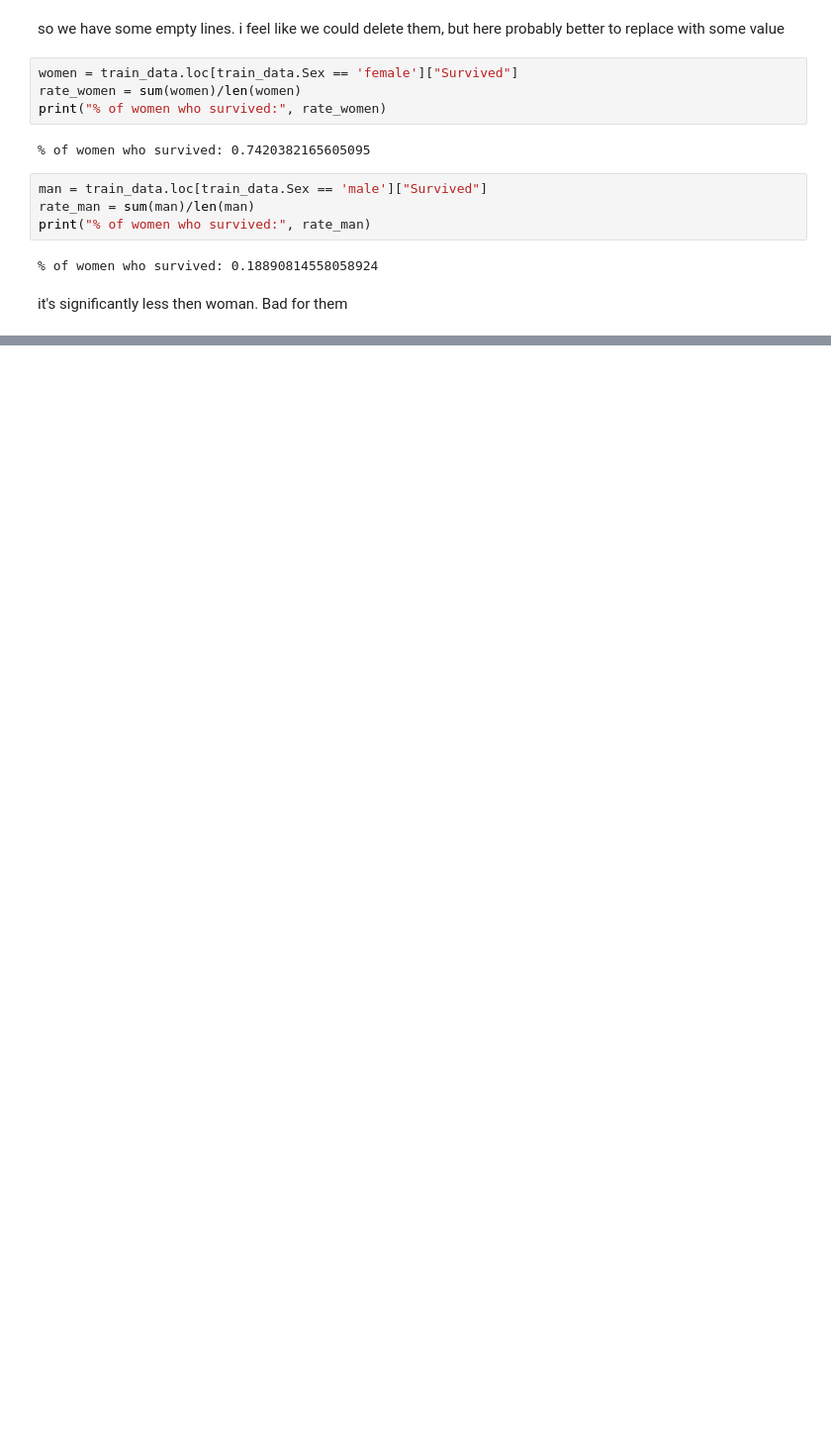
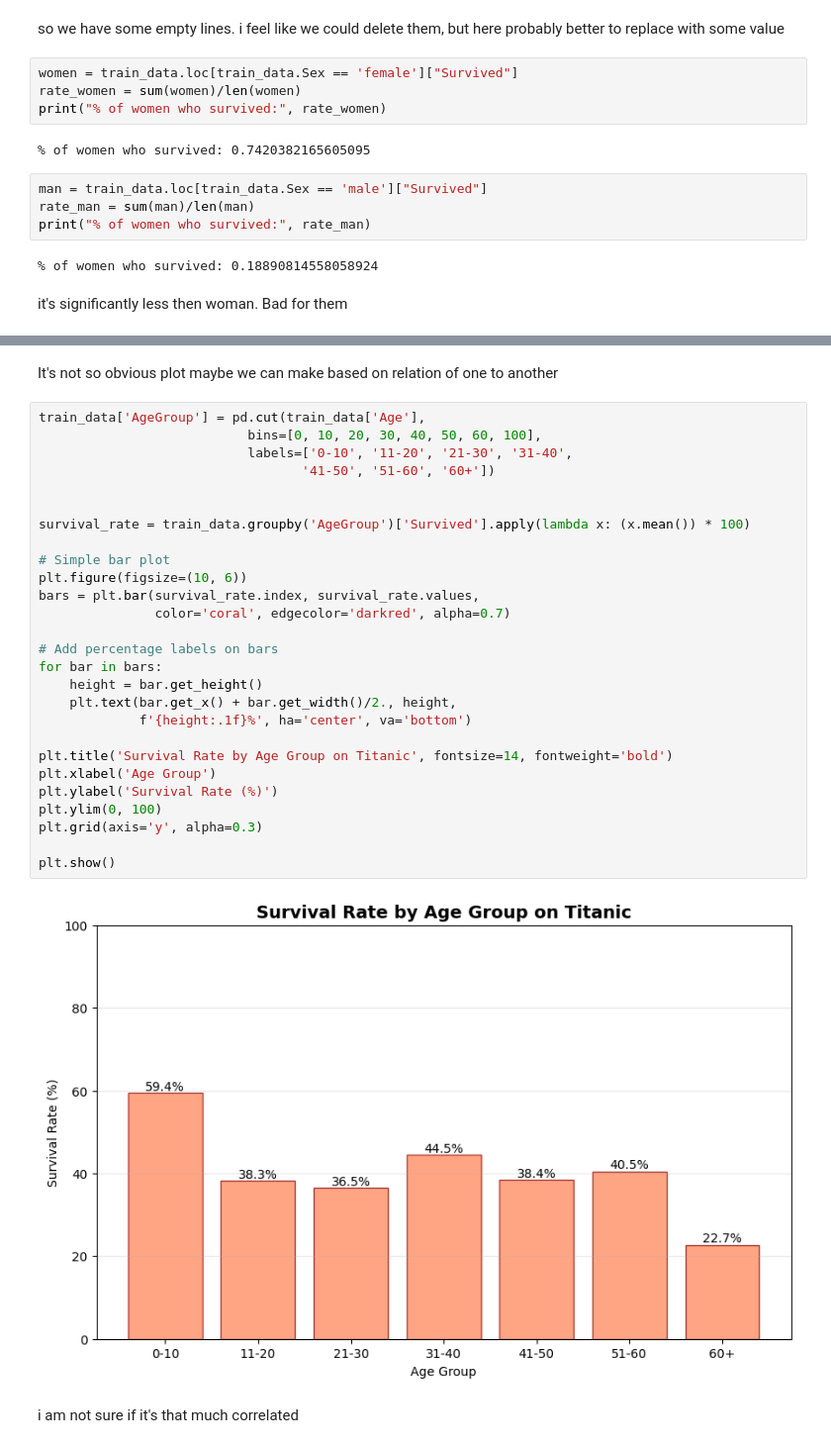
Before and after one commit to t0b0kh0va/data-engineering-portfolio, a Jupyter notebook: 1.Titanic - Machine Learning from Disaster/01_llm-finetuning-baseline.ipynb, the cells around one changed output, grey strips where cells are left out. Shown at 99% size. Cells and saved outputs as stored; diff of their text form; blank space fills up the shorter version.

```diff
--- a/1.Titanic - Machine Learning from Disaster/01_llm-finetuning-baseline.ipynb
+++ b/1.Titanic - Machine Learning from Disaster/01_llm-finetuning-baseline.ipynb
@@ -184,0 +210,33 @@ it's significantly less then woman. Bad for them
+# %% [markdown]
+It's not so obvious plot maybe we can make based on relation of one to another
+# %%
+train_data['AgeGroup'] = pd.cut(train_data['Age'],
+                           bins=[0, 10, 20, 30, 40, 50, 60, 100],
+                           labels=['0-10', '11-20', '21-30', '31-40',
+                                  '41-50', '51-60', '60+'])
+
+
+survival_rate = train_data.groupby('AgeGroup')['Survived'].apply(lambda x: (x.mean()) * 100)
+
+# Simple bar plot
+plt.figure(figsize=(10, 6))
+bars = plt.bar(survival_rate.index, survival_rate.values,
+               color='coral', edgecolor='darkred', alpha=0.7)
+
+# Add percentage labels on bars
+for bar in bars:
+    height = bar.get_height()
+    plt.text(bar.get_x() + bar.get_width()/2., height,
+             f'{height:.1f}%', ha='center', va='bottom')
+
+plt.title('Survival Rate by Age Group on Titanic', fontsize=14, fontweight='bold')
+plt.xlabel('Age Group')
+plt.ylabel('Survival Rate (%)')
+plt.ylim(0, 100)
+plt.grid(axis='y', alpha=0.3)
+
+plt.show()
+# %% [output]
+[figure, added]
+# %% [markdown]
+i am not sure if it's that much correlated
```
Also changed, not shown: parts of 7 cells of this notebook.
